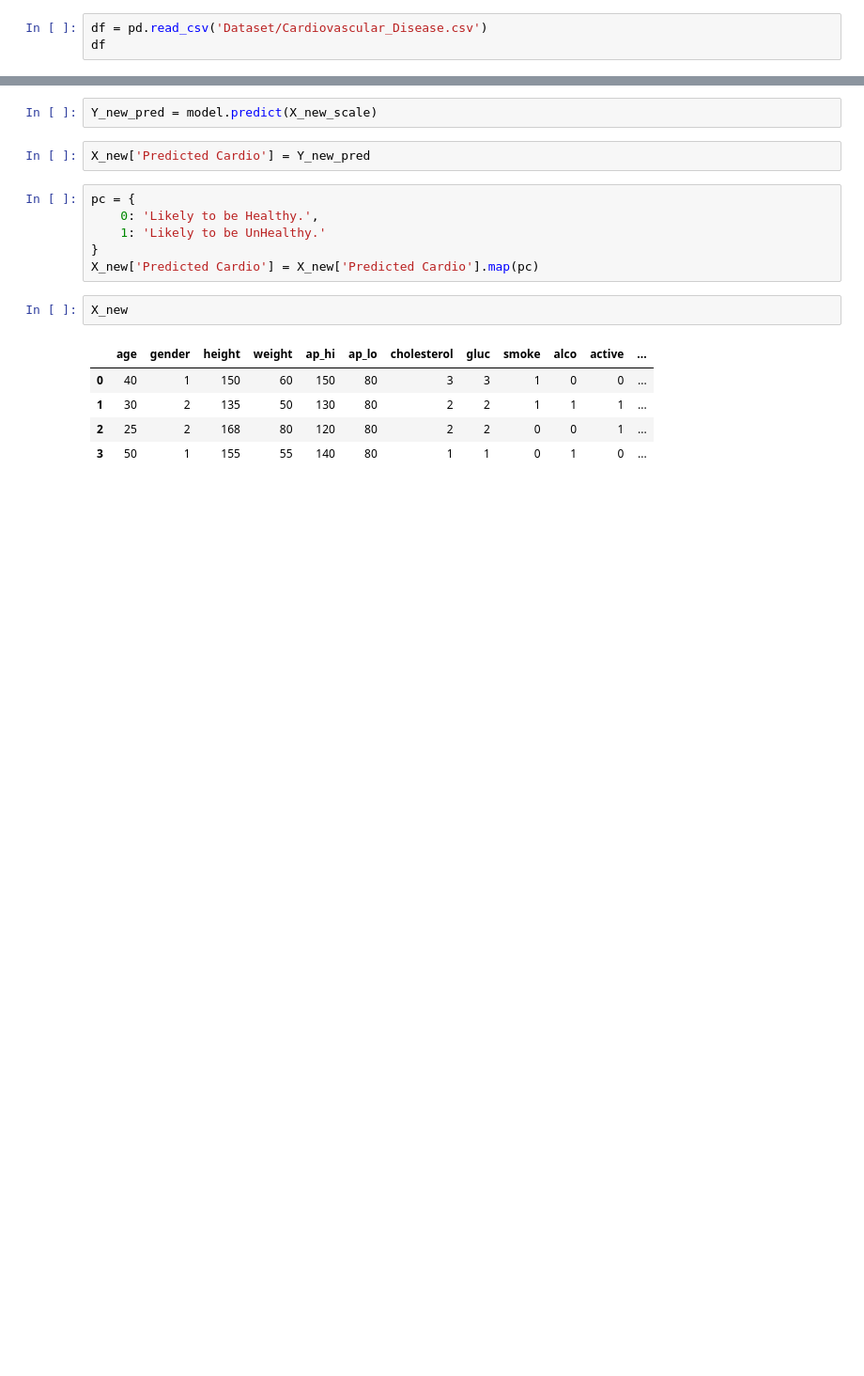
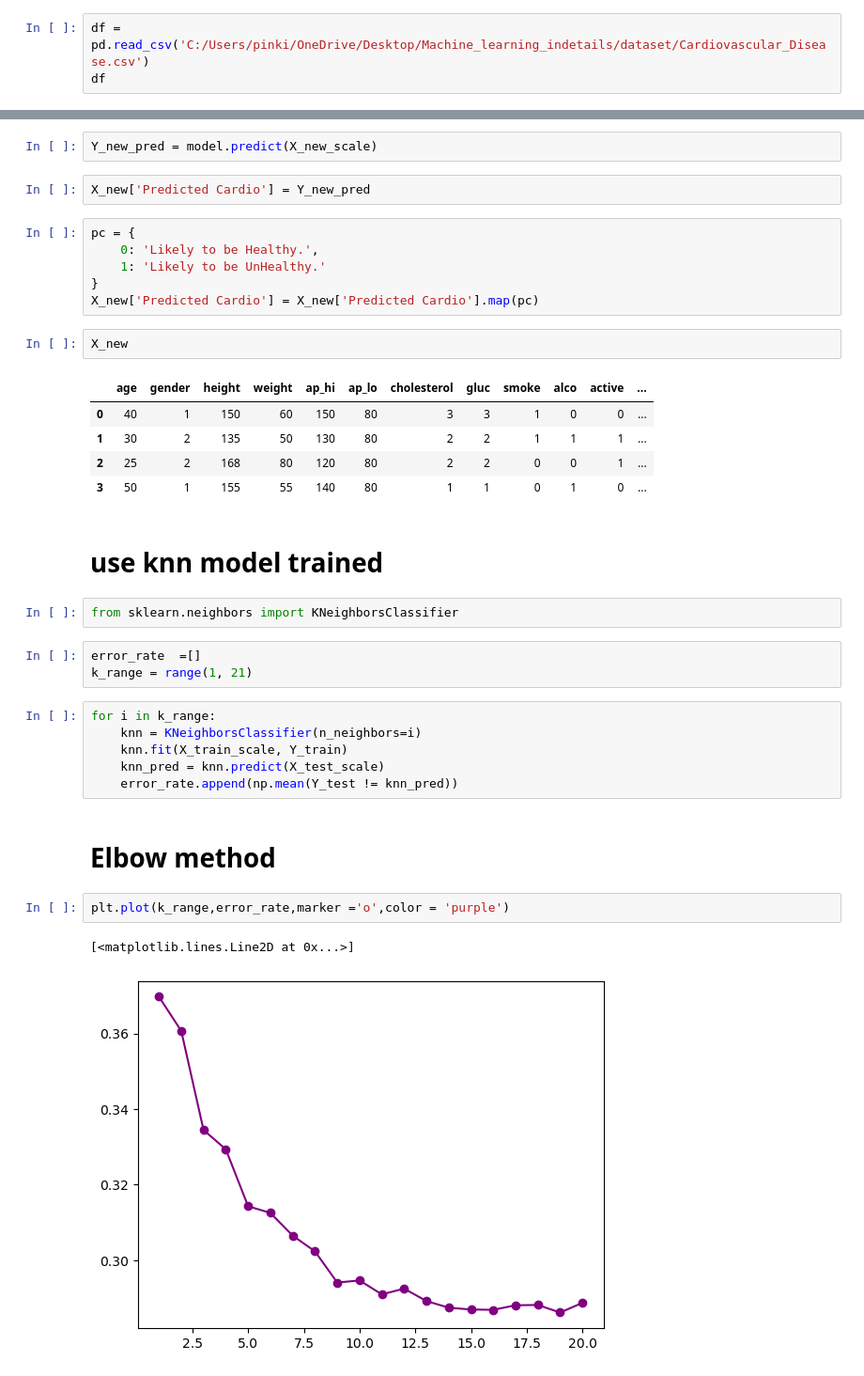
Before and after one commit to pinkimahato9814-afk/A1_Machine_learning_projects-infosis-, a Jupyter notebook: Logistic_regression_model/Logistic Regression.ipynb, the cells around one changed output, grey strips where cells are left out. Shown at 94% size. Cells and saved outputs as stored; diff of their text form; blank space fills up the shorter version.

Commit message:
logistic model updated

```diff
--- a/Logistic_regression_model/Logistic Regression.ipynb
+++ b/Logistic_regression_model/Logistic Regression.ipynb
@@ -36,7 +36,7 @@ Smoke, Alcohol, Active
 # %% [output]
 '\nGender\n-----------\n1 -> Female\n2 -> Male\n\nCholestrol\n----------------\n1 -> Good\n2 -> Average\n3 -> High\n\nGlucose\n----------------\n1 -> Good\n2 -> Average\n3 -> High\n\nSmoke, Alcohol, A ...
 # %%
-df = pd.read_csv('Dataset/Cardiovascular_Disease.csv')
+df = pd.read_csv('C:/Users/pinki/OneDrive/Desktop/Machine_learning_indetails/dataset/Cardiovascular_Disease.csv')
 df
 # %% [output]
 |  | id | age | gender | height | weight | ap_hi | ap_lo | cholesterol | gluc | smoke | alco | ... |
@@ -176,3 +208,23 @@ X_new
 | 1 | 30 | 2 | 135 | 50 | 130 | 80 | 2 | 2 | 1 | 1 | 1 | ... |
 | 2 | 25 | 2 | 168 | 80 | 120 | 80 | 2 | 2 | 0 | 0 | 1 | ... |
 | 3 | 50 | 1 | 155 | 55 | 140 | 80 | 1 | 1 | 0 | 1 | 0 | ... |
+# %% [markdown]
+# use knn model trained
+# %%
+from sklearn.neighbors import KNeighborsClassifier
+# %%
+error_rate  =[]
+k_range = range(1, 21)
+# %%
+for i in k_range:
+    knn = KNeighborsClassifier(n_neighbors=i)
+    knn.fit(X_train_scale, Y_train)
+    knn_pred = knn.predict(X_test_scale)
+    error_rate.append(np.mean(Y_test != knn_pred))
+# %% [markdown]
+# Elbow method
+# %%
+plt.plot(k_range,error_rate,marker ='o',color = 'purple')
+# %% [output]
+[<matplotlib.lines.Line2D at 0x...>]
+[figure, added]
```
Also changed, not shown: parts of 8 cells of this notebook.
